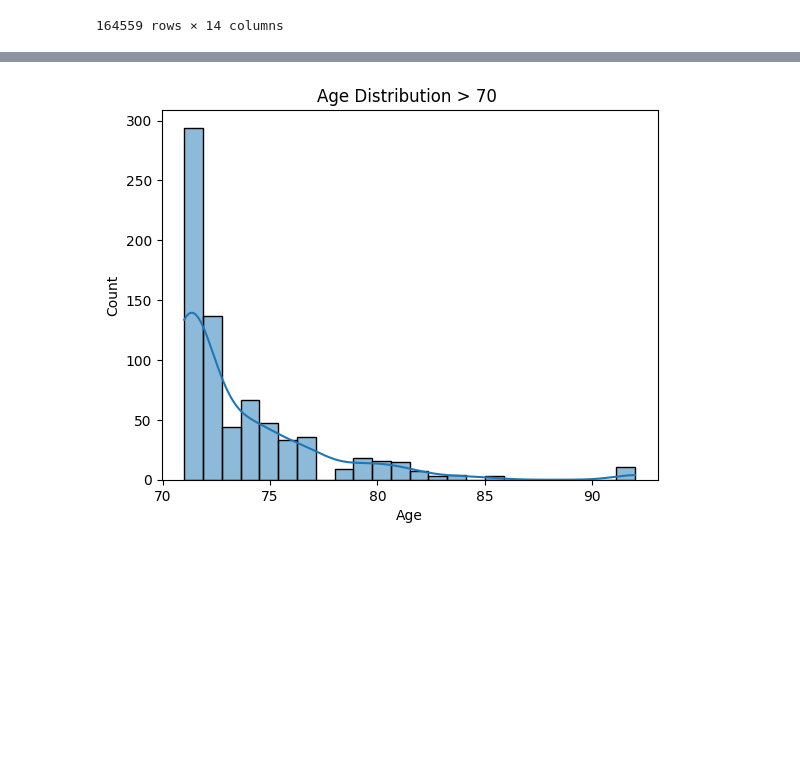
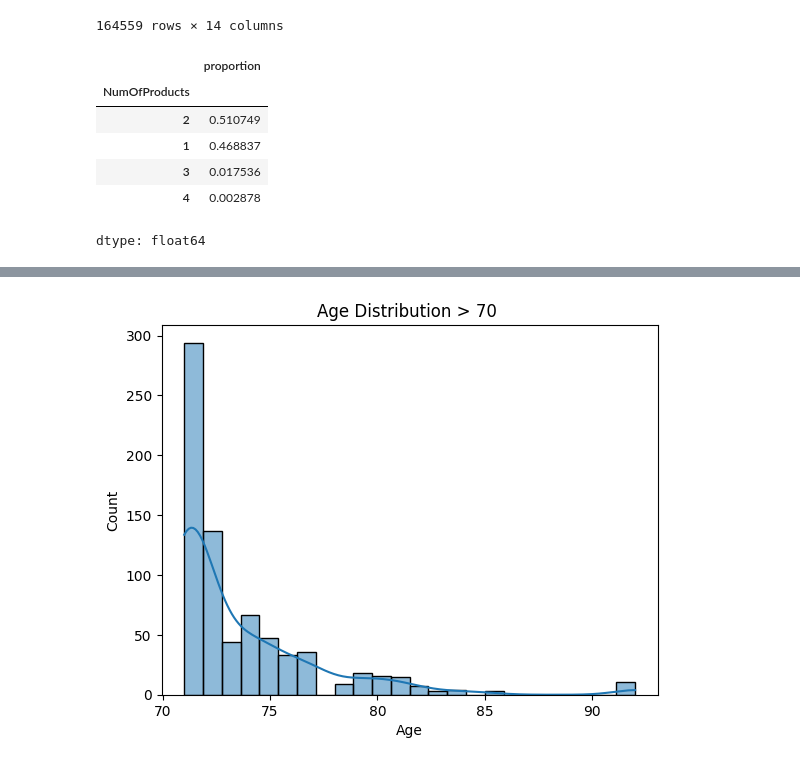
Before and after one commit to rajeevkmenon4u/Module20-Final_Capstone-EDA, a Jupyter notebook: Capstone_Bank_Chrun.ipynb, the cells around one changed output, grey strips where cells are left out. Saved outputs shown, nothing was run; the diff lists cells and outputs as text; code cells hidden in the pictures; blank space fills up the shorter version.

```diff
--- a/Capstone_Bank_Chrun.ipynb
+++ b/Capstone_Bank_Chrun.ipynb
@@ -393,3 +405,14 @@ identify_outliers(df, 'NumOfProducts')
 # Age & NumOfProducts Has Outliers
 # Age - Range 6 To 70
 # NumOfProducts - Range -0.5 to 3.5
+# %%
+#breakdown of products
+df['NumOfProducts'].value_counts(normalize = True)
+# %% [output]
+|  | proportion |
+| NumOfProducts |  |
+| 2 | 0.510749 |
+| 1 | 0.468837 |
+| 3 | 0.017536 |
+| 4 | 0.002878 |
+dtype: float64
```
Also changed, not shown: parts of 5 cells of this notebook.
